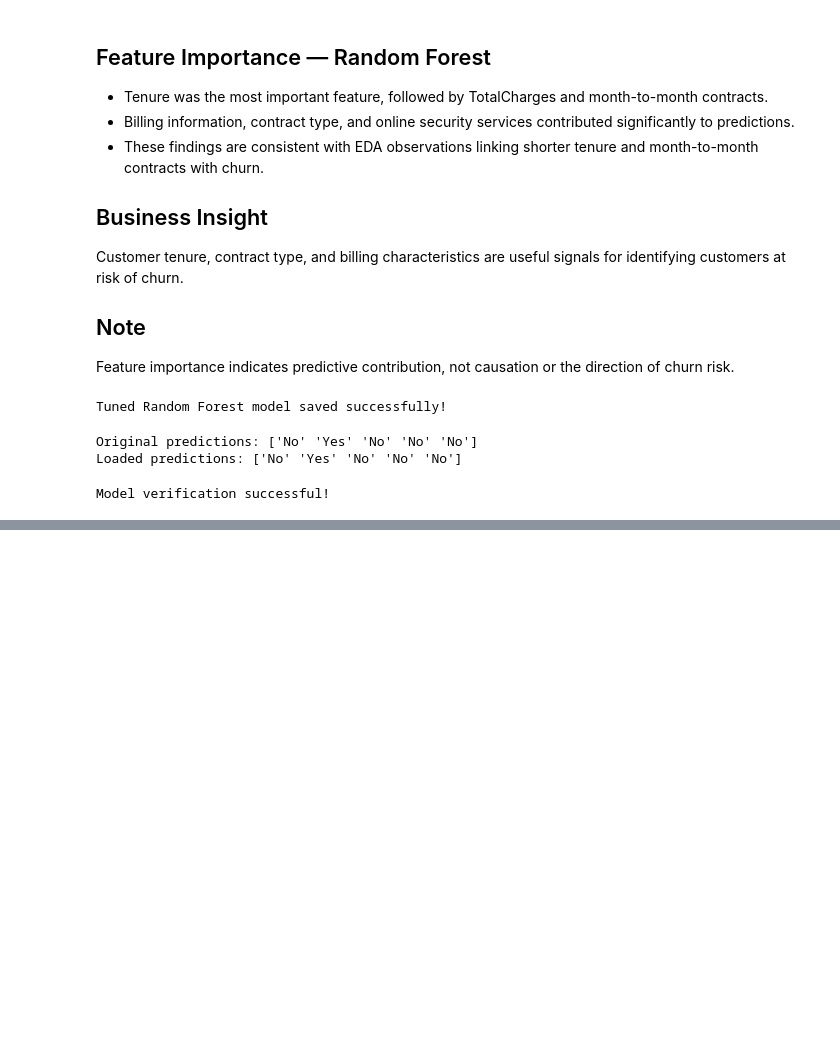
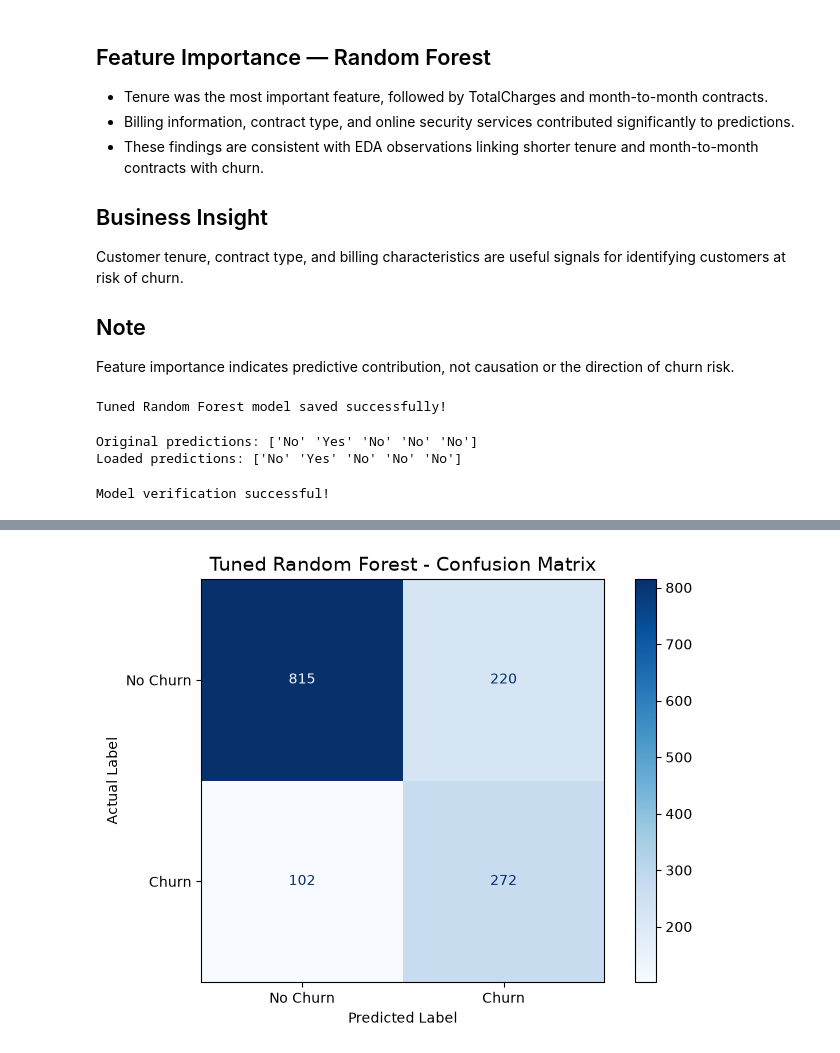
Before and after one commit to SnehaMs325/customer-churn-prediction, a Jupyter notebook: notebook/churn_prediction.ipynb, the cells around one changed output, grey strips where cells are left out. Cells and saved outputs as stored; diff of their text form; code cells hidden in the pictures; blank space fills up the shorter version.

```diff
--- a/notebook/churn_prediction.ipynb
+++ b/notebook/churn_prediction.ipynb
@@ -580,0 +613,25 @@ Model verification successful!
+# %%
+import matplotlib.pyplot as plt
+from sklearn.metrics import ConfusionMatrixDisplay
+
+fig, ax = plt.subplots(figsize=(7, 5))
+
+ConfusionMatrixDisplay.from_predictions(
+    y_test,
+    best_rf_model.predict(X_test),
+    labels=['No', 'Yes'],
+    display_labels=['No Churn', 'Churn'],
+    cmap='Blues',
+    values_format='d',
+    ax=ax
+)
+
+ax.set_title('Tuned Random Forest - Confusion Matrix', fontsize=14)
+ax.set_xlabel('Predicted Label')
+ax.set_ylabel('Actual Label')
+
+plt.tight_layout()
+plt.savefig('../images/confusion_matrix.png', dpi=300, bbox_inches='tight')
+plt.show()
+# %% [output]
+[figure, added]
```
Also changed, not shown: parts of 3 cells of this notebook, 5 other files.
